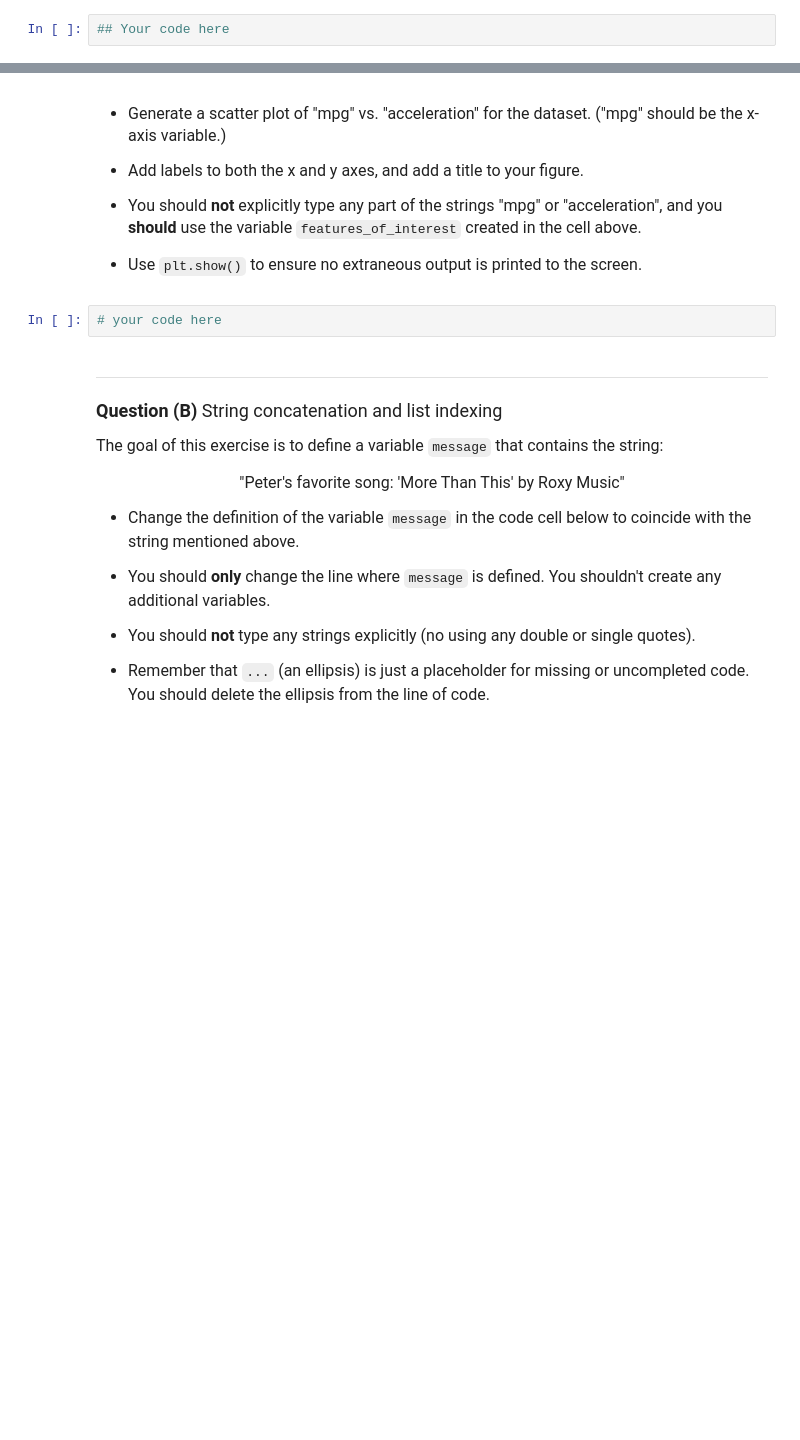
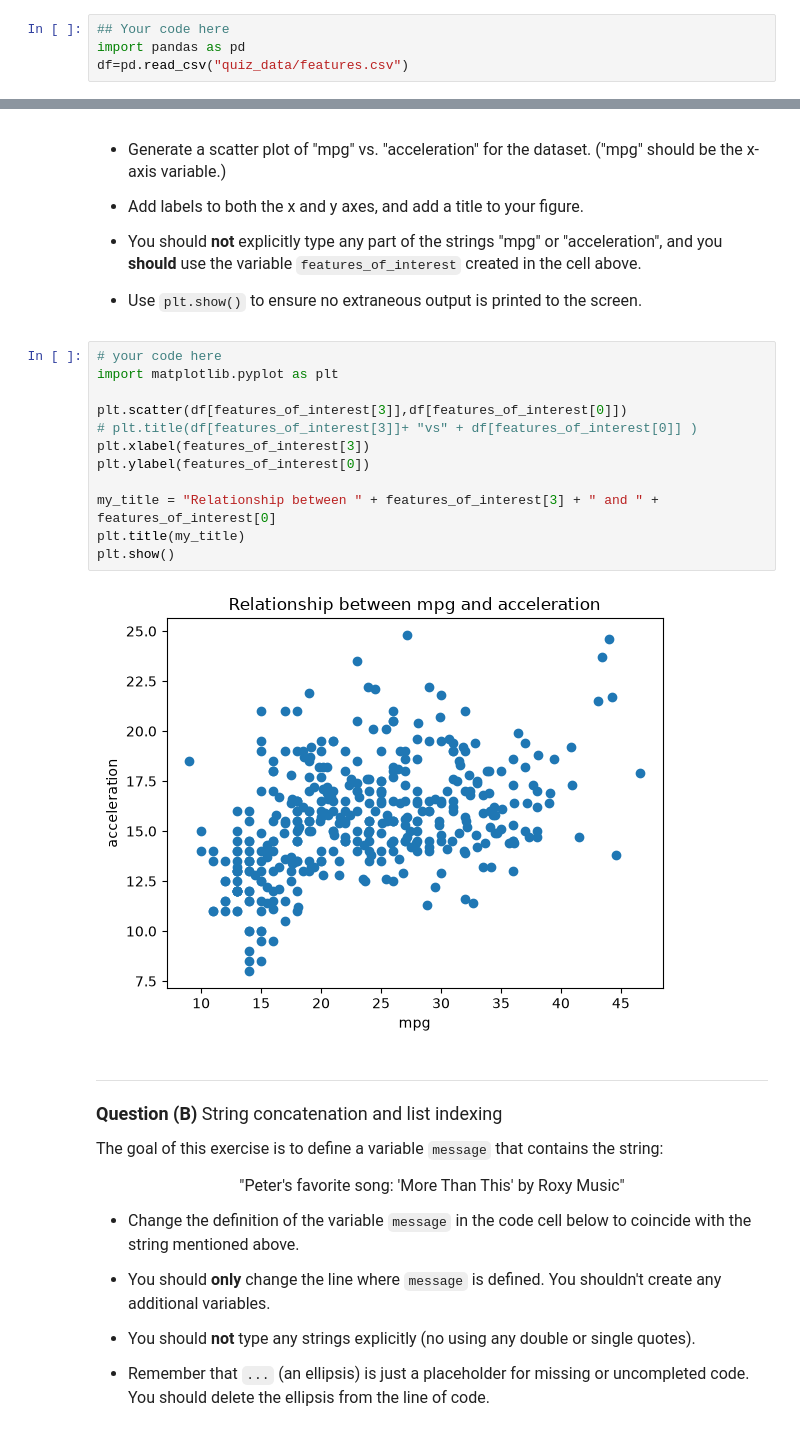
Before and after one commit to avas252/datasci151fall2026, a Jupyter notebook: _quizzes/practice_quiz_solutions/practice_quiz.ipynb, the cells around one changed output, grey strips where cells are left out. Drawn from its saved outputs; the diff is of its cells as text; blank space fills up the shorter version.

```diff
--- a/_quizzes/practice_quiz_solutions/practice_quiz.ipynb
+++ b/_quizzes/practice_quiz_solutions/practice_quiz.ipynb
@@ -37,6 +39,8 @@ ______________________
 - Using `pandas`, read in the file "features.csv" from the "quiz_data" folder and assign it to a variable named `df`.
 # %%
 ## Your code here
+import pandas as pd
+df=pd.read_csv("quiz_data/features.csv")
 # %% [markdown]
 <font size = "3">
 
@@ -59,6 +75,18 @@ features_of_interest = ["acceleration", "cylinders", "horsepower", "mpg"]
 - Use `plt.show()` to ensure no extraneous output is printed to the screen.
 # %%
 # your code here
+import matplotlib.pyplot as plt
+
+plt.scatter(df[features_of_interest[3]],df[features_of_interest[0]])
+# plt.title(df[features_of_interest[3]]+ "vs" + df[features_of_interest[0]] )
+plt.xlabel(features_of_interest[3])
+plt.ylabel(features_of_interest[0])
+
+my_title = "Relationship between " + features_of_interest[3] + " and " + features_of_interest[0]
+plt.title(my_title)
+plt.show()
+# %% [output]
+[figure, added]
 # %% [markdown]
 _______________________________
 <font size = "4">
```
Also changed, not shown: parts of 8 cells of this notebook, 41 other files.
